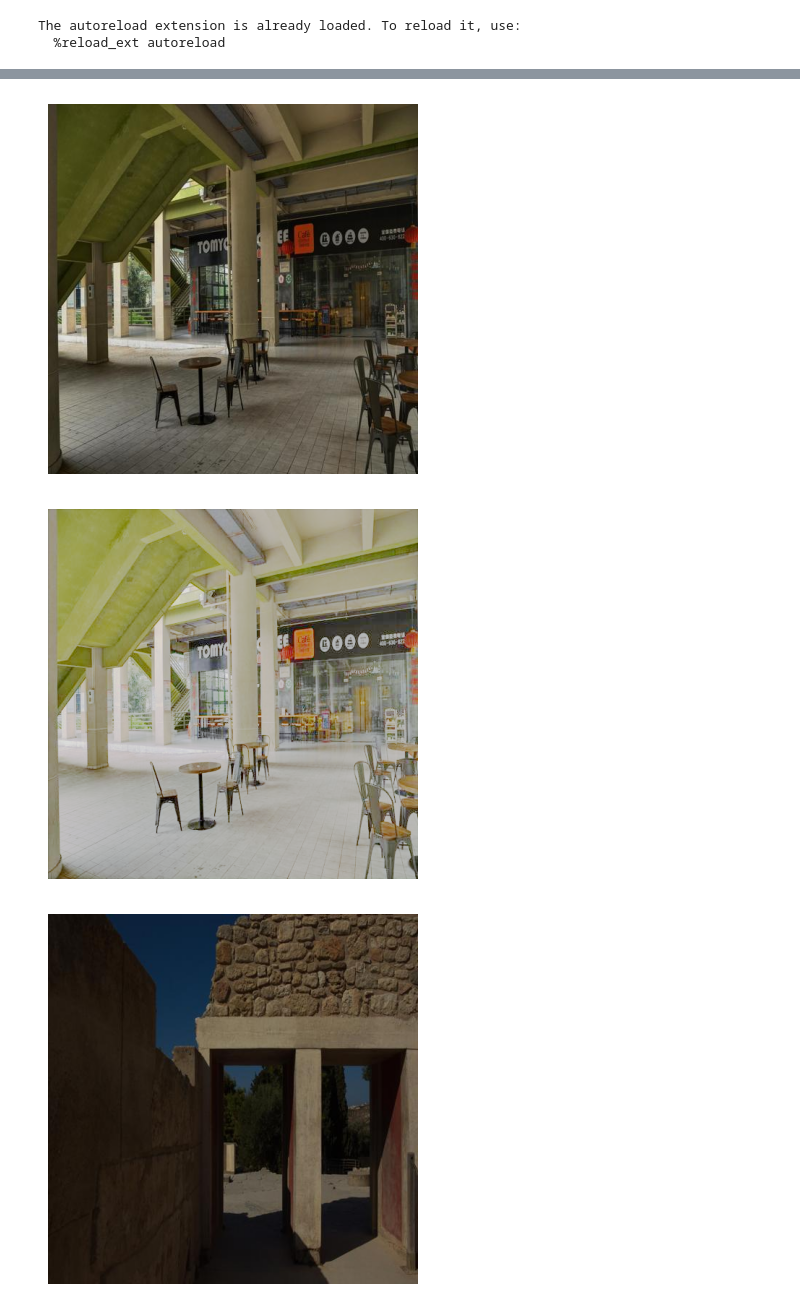
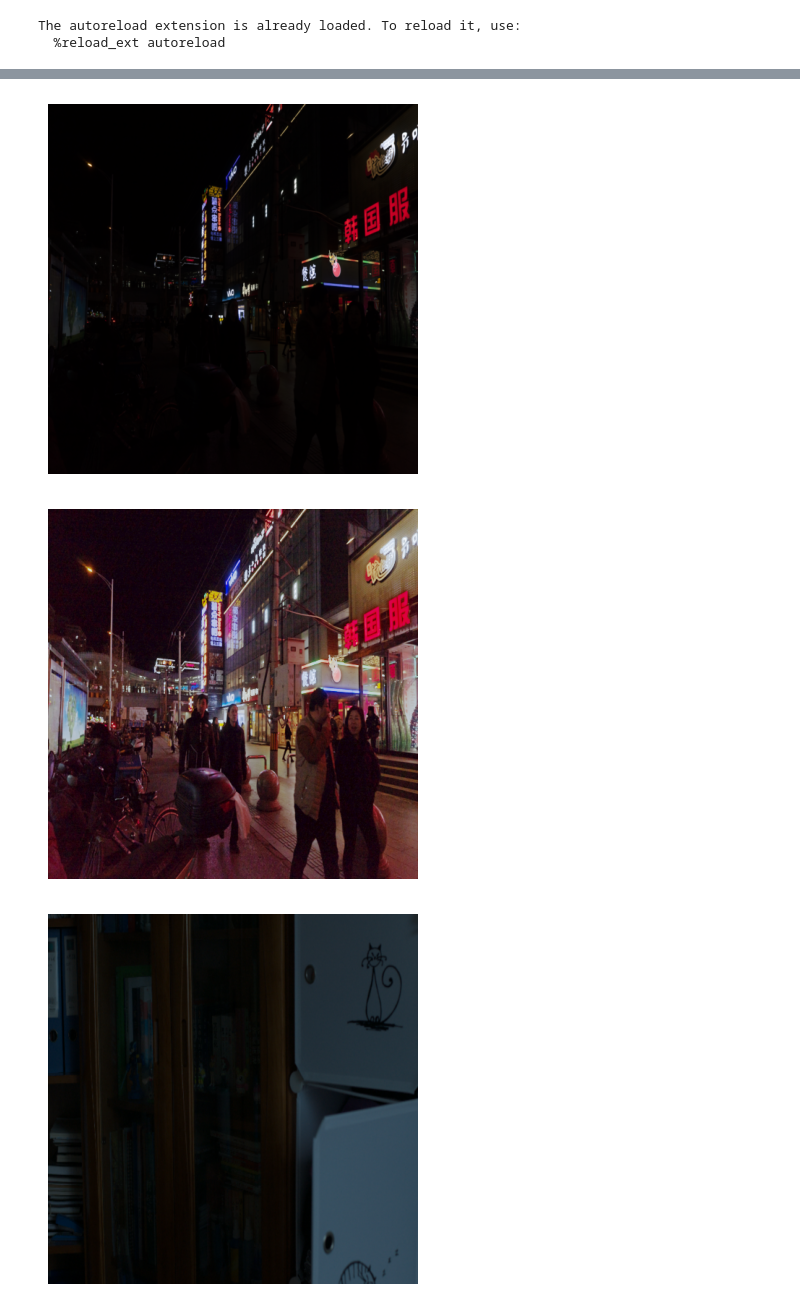
Before and after one commit to gypgypgyp/CS7180LLE, a Jupyter notebook: test.ipynb, the cells around one changed output, grey strips where cells are left out. Drawn from its saved outputs; the diff is of its cells as text; code cells hidden in the pictures.

Commit message:
added data/random for arbitrary imgs, made dataset generic for any folder of images with resize

```diff
--- a/test.ipynb
+++ b/test.ipynb
@@ -10,7 +10,7 @@ from loss import *
 The autoreload extension is already loaded. To reload it, use:
   %reload_ext autoreload
 # %%
-from data import SICEDataset
+from data import ImageDataset
 from torch.utils.data import DataLoader
 from loss import (
     TotalLoss,
@@ -33,9 +33,10 @@ HEIGHT_DIM = 2
 WIDTH_DIM = 3
 
 
-DATA_DIR = os.path.join("data", "sice_part1")
+# DATA_DIR = os.path.join("data", "sice_part1")
+DATA_DIR = os.path.join("data", "random")
 batch_size = 8
-train_ds = SICEDataset(img_dir=DATA_DIR)
+train_ds = ImageDataset(img_dir=DATA_DIR, resize=(512, 512))
 train_dl = DataLoader(
     train_ds,
     batch_size=batch_size,
@@ -69,17 +70,17 @@ plot_tensor(X[0])
 # %%
 loss_fn = TotalLoss()
 # %%
-with torch.no_grad():
-    # Extract estimated reflectance (color ratio) for original image
-    per_pixel_intensity = torch.sum(X, dim=CHANNEL_DIM)
-    E_original = X / (per_pixel_intensity.unsqueeze(CHANNEL_DIM) + 1e-4)
+# with torch.no_grad():
+#     # Extract estimated reflectance (color ratio) for original image
+#     per_pixel_intensity = torch.sum(X, dim=CHANNEL_DIM)
+#     E_original = X / (per_pixel_intensity.unsqueeze(CHANNEL_DIM) + 1e-4)
 
-    # Model Inference
-    I_enhanced, alphas, betas = net(X)
+#     # Model Inference
+#     I_enhanced, alphas, betas = net(X)
 
-    # Extract estimated reflectance (color ratio) for enhanced image
-    per_pixel_intensity = torch.sum(I_enhanced, dim=CHANNEL_DIM)
-    E_enhanced = I_enhanced / (per_pixel_intensity.unsqueeze(CHANNEL_DIM) + 1e-4)
+#     # Extract estimated reflectance (color ratio) for enhanced image
+#     per_pixel_intensity = torch.sum(I_enhanced, dim=CHANNEL_DIM)
+#     E_enhanced = I_enhanced / (per_pixel_intensity.unsqueeze(CHANNEL_DIM) + 1e-4)
 
-    # Loss
-    loss = loss_fn(alphas, betas, I_enhanced, E_original, E_enhanced)
+#     # Loss
+#     loss = loss_fn(alphas, betas, I_enhanced, E_original, E_enhanced)
@@ -103,17 +92,19 @@ plot_tensor(E_enhanced[0])
 # %%
 # After 5 epoch training:
 net = light_net()
-state_dict = torch.load("trained_model.pth")
+state_dict = torch.load("epoch_10_model.pth")
 net.load_state_dict(state_dict)
 net.eval()
 i = 0
 with torch.no_grad():
     for X in train_dl:
         I_enhanced, alphas, betas = net(X)
-        plot_tensor(X[0])
-        plot_tensor(I_enhanced[0])
-        i+=1
 
-        if i == 5:
-            break
+        for j in range(8):
+            plot_tensor(X[j])
+            plot_tensor(I_enhanced[j])
+        # i += 1
+
+        # if i == 5:
+        #     break
 # %% [output]
@@ -120,3 +112,3 @@ with torch.no_grad():
-[figure, old version]
+[figure, new version]
-[figure, old version]
+[figure, new version]
-[figure, old version]
+[figure, new version]
```
Also changed, not shown: parts of 7 cells of this notebook, 7 other files.
